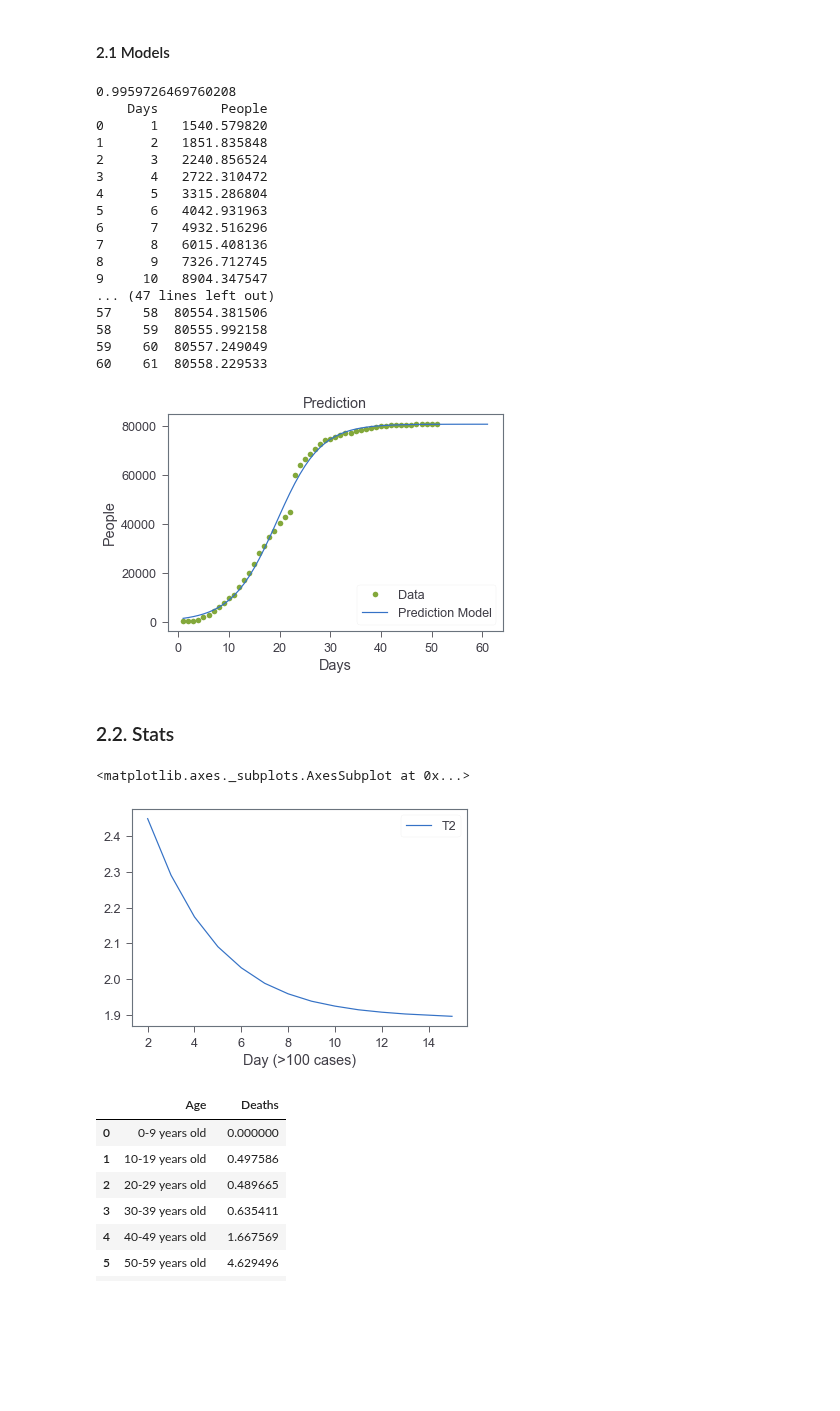
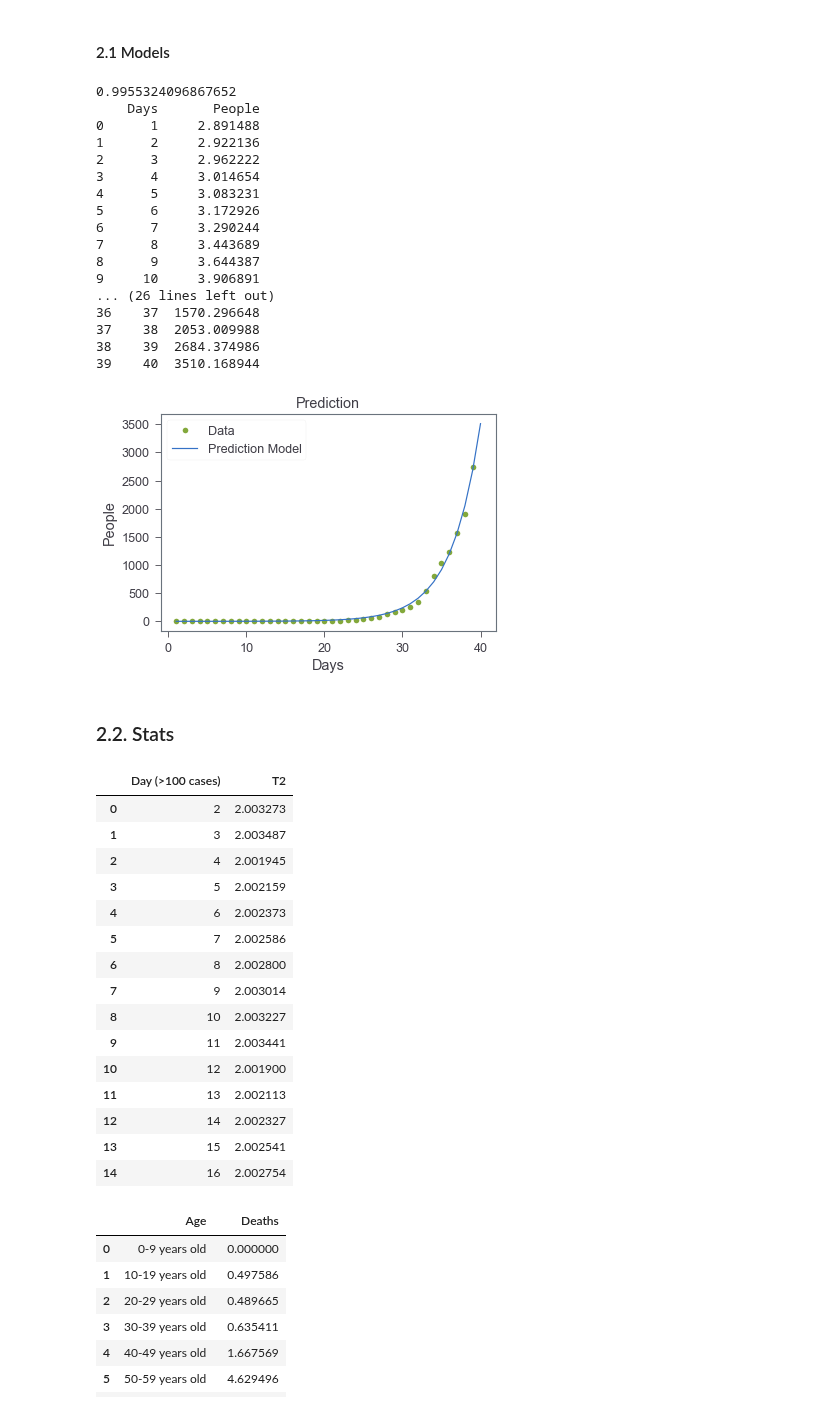
Before and after one commit to DanielGuzmanOlivares/COVID-19, a Jupyter notebook: COVID-19.ipynb, the cells around one changed output. Cells and saved outputs as stored; diff of their text form; code cells hidden in the pictures; blank space fills up the shorter version.

```diff
--- a/COVID-19.ipynb
+++ b/COVID-19.ipynb
@@ -694,53 +716,53 @@ def plotPrediction(x_data,y_data,df):
     plt.ylabel("People")
     plt.legend()
 
 
 def modelR2(param,model):
     l = []
     for country in list(realTimeEvolution()['Country'].values):
         try:
             data = fromFirstCase(timeEvolution(country),param)
             if country == "Diamond Princess" or country == "Japan" or data == None or len(data[0]) < 2:
                 continue
             else:
                 x_data,y_data = data
                 adj = fit(model,x_data,y_data)
                 pred = adj(x_data)
                 l.append(r2_score(y_data,pred))
         except:
             continue #country does not have more than 100 cases
     return np.mean(l)
 
 def countryR2(country,param,model):
     data = fromFirstCase(timeEvolution(country),param)
     x_data,y_data = data
     adj = fit(model,x_data,y_data)
     pred = adj(x_data)
     return r2_score(y_data,pred)
 
-print(countryR2("Spain","Confirmed",logisticModel))
-x_data,y_data,df = prediction("China","Confirmed",10,logisticModel,fromNow=False)
+print(countryR2("Spain","Confirmed",expModel))
+x_data,y_data,df = prediction("Germany","Confirmed",1,expModel,fromNow=False)
 print(df)
 plotPrediction(x_data,y_data,df)
 # %% [output]
-0.9959726469760208
-    Days        People
-0      1   1540.579820
-1      2   1851.835848
-2      3   2240.856524
-3      4   2722.310472
-4      5   3315.286804
-5      6   4042.931963
-6      7   4932.516296
-7      8   6015.408136
-8      9   7326.712745
-9     10   8904.347547
-... (47 lines left out)
-57    58  80554.381506
-58    59  80555.992158
-59    60  80557.249049
-60    61  80558.229533
+0.9955324096867652
+    Days       People
+0      1     2.891488
+1      2     2.922136
+2      3     2.962222
+3      4     3.014654
+4      5     3.083231
+5      6     3.172926
+6      7     3.290244
+7      8     3.443689
+8      9     3.644387
+9     10     3.906891
+... (26 lines left out)
+36    37  1570.296648
+37    38  2053.009988
+38    39  2684.374986
+39    40  3510.168944
-[figure, old version]
+[figure, new version]
 # %% [markdown]
 ### 2.2. Stats
 # %%
@@ -764,10 +786,24 @@ def t2(country):
         t2_rates.append((x,inv-x))
     return pd.DataFrame(t2_rates,columns=["Day (>100 cases)","T2"])
 
-t2("Spain").plot("Day (>100 cases)")
+t2("Spain")
 # %% [output]
-<matplotlib.axes._subplots.AxesSubplot at 0x...>
-[figure, removed]
+|  | Day (>100 cases) | T2 |
+| 0 | 2 | 2.003273 |
+| 1 | 3 | 2.003487 |
+| 2 | 4 | 2.001945 |
+| 3 | 5 | 2.002159 |
+| 4 | 6 | 2.002373 |
+| 5 | 7 | 2.002586 |
+| 6 | 8 | 2.002800 |
+| 7 | 9 | 2.003014 |
+| 8 | 10 | 2.003227 |
+| 9 | 11 | 2.003441 |
+| 10 | 12 | 2.001900 |
+| 11 | 13 | 2.002113 |
+| 12 | 14 | 2.002327 |
+| 13 | 15 | 2.002541 |
+| 14 | 16 | 2.002754 |
 # %%
 ####WORKING
 def ageAffected(country_info):
```
Also changed, not shown: parts of 2 cells of this notebook, 1 other file.
